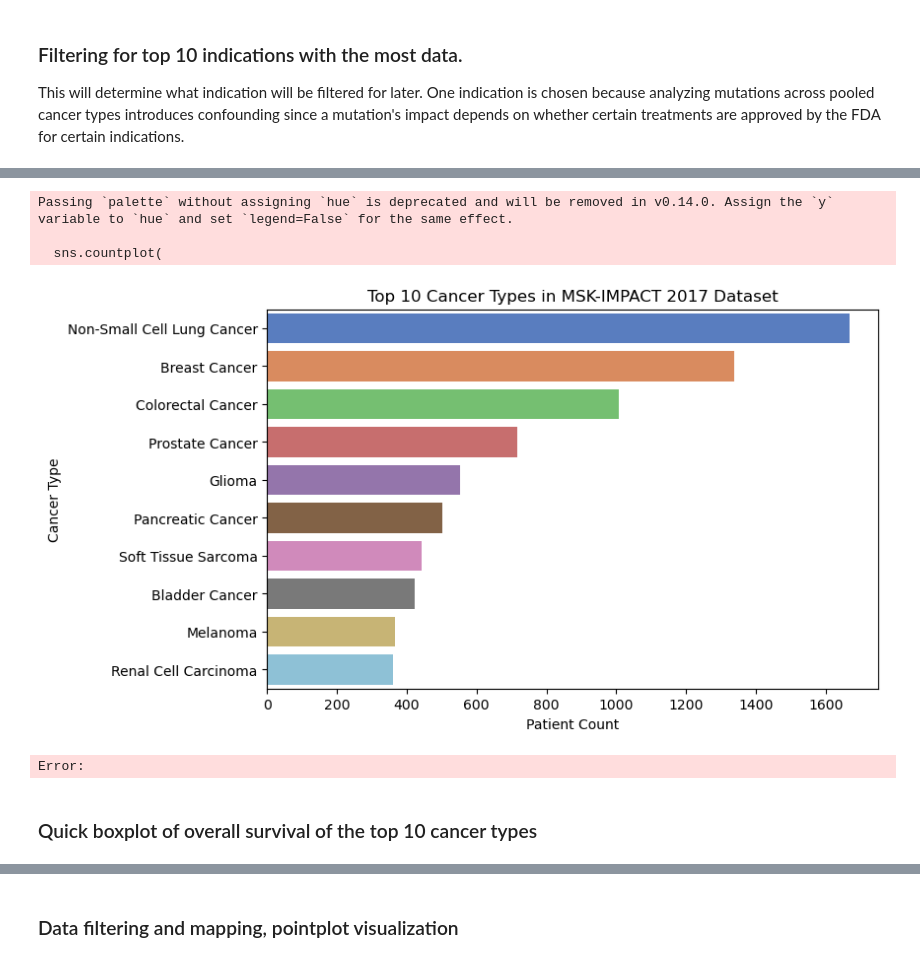
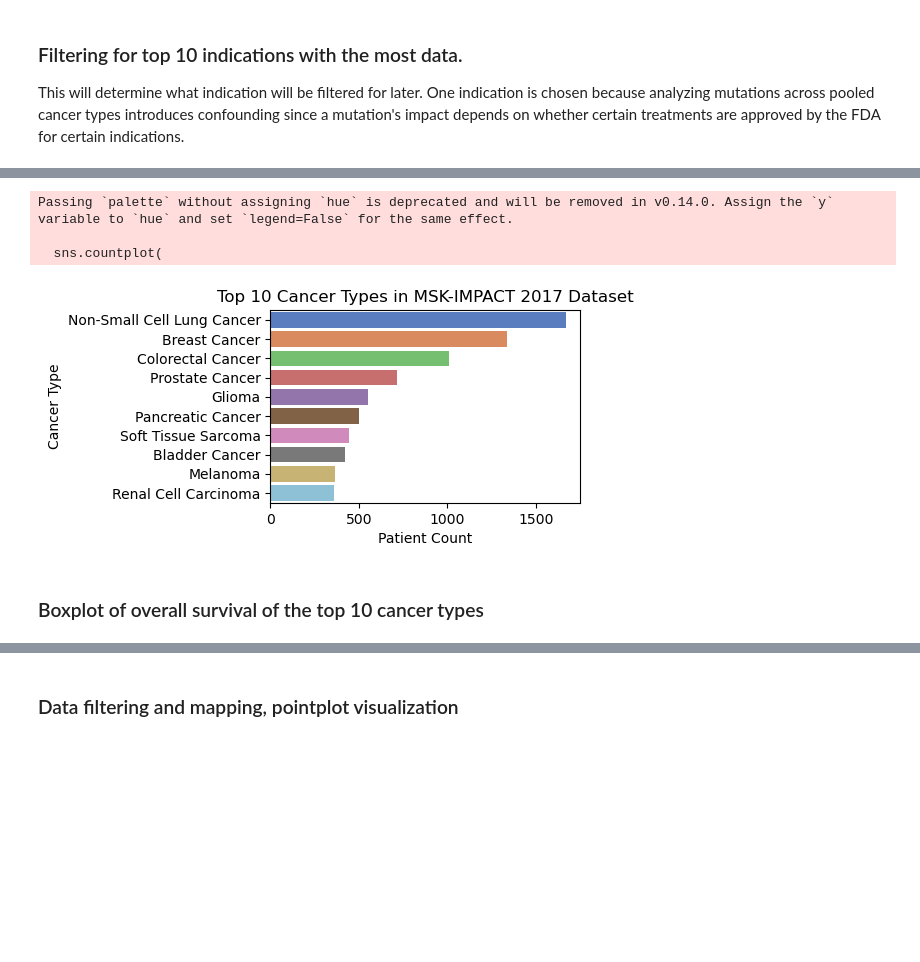
Before and after one commit to lindseyzh2/ehr-clinical-risk-model, a Jupyter notebook: eda.ipynb, the cells around one changed output, grey strips where cells are left out. Drawn from its saved outputs; the diff is of its cells as text; code cells hidden in the pictures; blank space fills up the shorter version.

```diff
--- a/eda.ipynb
+++ b/eda.ipynb
@@ -162,24 +157,23 @@ Error:
 # %%
-plt.figure(figsize=(8, 5))
+plt.figure(figsize=(4, 2.5))
 
 # Check top cancer types visually
 sns.countplot(
     data=cancer_type_df,
     y="CANCER_TYPE",
     order=cancer_type_df["CANCER_TYPE"].value_counts().index,
     palette="muted",
 )
 
 plt.title('Top 10 Cancer Types in MSK-IMPACT 2017 Dataset')
 plt.xlabel('Patient Count')
 plt.ylabel('Cancer Type')
 plt.show()
 # %% [output]
 Passing `palette` without assigning `hue` is deprecated and will be removed in v0.14.0. Assign the `y` variable to `hue` and set `legend=False` for the same effect.
 
   sns.countplot(
-[figure, old version]
+[figure, new version]
-Error:
 # %% [markdown]
-### Quick boxplot of overall survival of the top 10 cancer types
+### Boxplot of overall survival of the top 10 cancer types
 # %%
```
Also changed, not shown: parts of 12 cells of this notebook.
